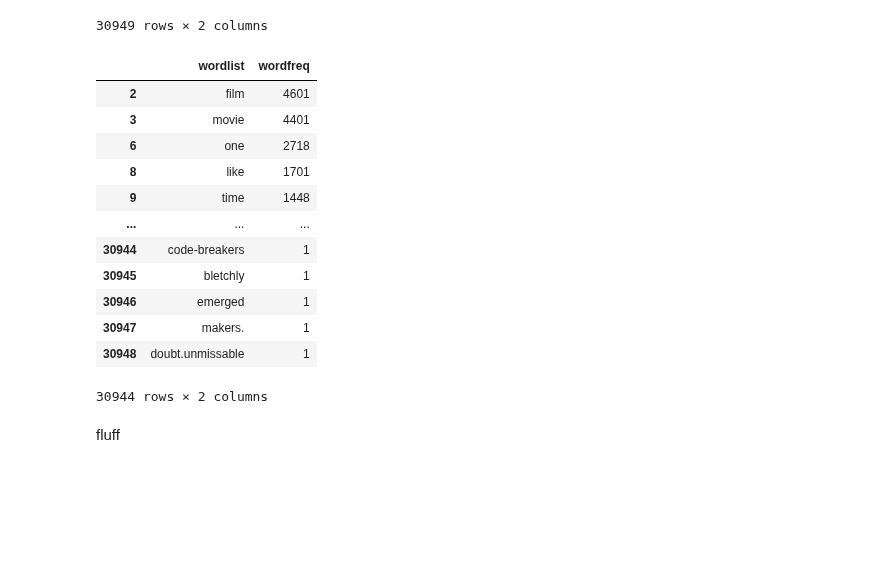
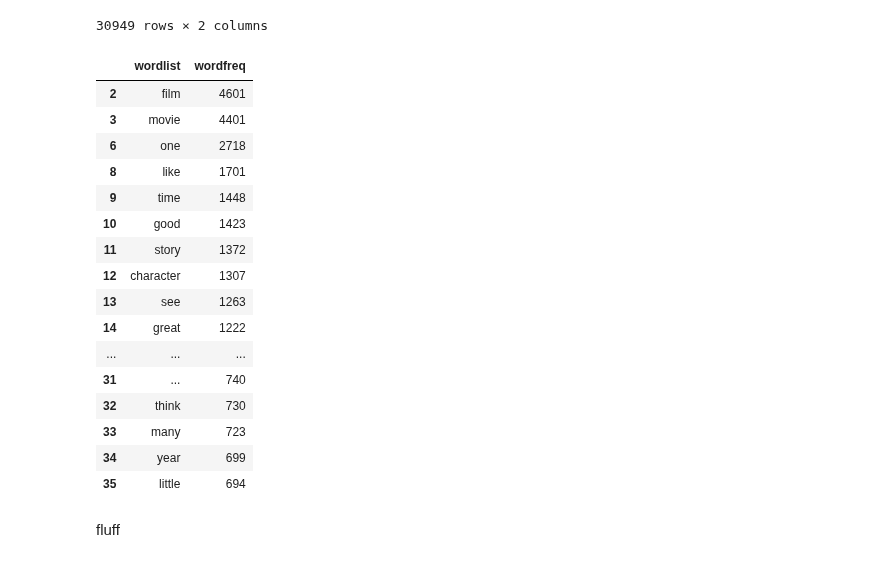
Before and after one commit to Crystalhuynh39/DH-140-Project, a Jupyter notebook: FinalProject.ipynb, the cells around one changed output. Cells and saved outputs as stored; diff of their text form; code cells hidden in the pictures; blank space fills up the shorter version.

```diff
--- a/FinalProject.ipynb
+++ b/FinalProject.ipynb
@@ -579,13 +587,13 @@ words = word_tokenize(reviews.lower())
 completewords = [w for w in words if w not in stop_words]
 completestemmed = [WordNetLemmatizer().lemmatize(w) for w in completewords]
 freq = FreqDist(completestemmed)
-wordlist = []
-wordfreq = []
+poswordlist = []
+poswordfreq = []
 for i in sorted(freq, key=freq.get, reverse=True):
-    wordlist.append(i)
-    wordfreq.append(freq[i])
-df = pd.DataFrame({'wordlist':wordlist, 'wordfreq':wordfreq})
-df
+    poswordlist.append(i)
+    poswordfreq.append(freq[i])
+pos_df = pd.DataFrame({'wordlist':poswordlist, 'wordfreq':poswordfreq})
+pos_df
 # %% [output]
 |  | wordlist | wordfreq |
 | 0 | br | 9788 |
@@ -602,26 +610,31 @@ df
 30949 rows × 2 columns
 # %%
 # Clean up the dataframe and remove weird words
-df = df.drop(labels=0)
-df = df.drop(labels=1)
-df = df.drop(labels=4)
-df = df.drop(labels=5)
-df = df.drop(labels=7)
-df
+pos_df = pos_df.drop(labels=0)
+pos_df = pos_df.drop(labels=1)
+pos_df = pos_df.drop(labels=4)
+pos_df = pos_df.drop(labels=5)
+pos_df = pos_df.drop(labels=7)
+pos_df = pos_df.drop(labels=26)
+pos_df[:30]
 # %% [output]
 |  | wordlist | wordfreq |
 | 2 | film | 4601 |
 | 3 | movie | 4401 |
 | 6 | one | 2718 |
 | 8 | like | 1701 |
 | 9 | time | 1448 |
+| 10 | good | 1423 |
+| 11 | story | 1372 |
+| 12 | character | 1307 |
+| 13 | see | 1263 |
+| 14 | great | 1222 |
 | ... | ... | ... |
-| 30944 | code-breakers | 1 |
-| 30945 | bletchly | 1 |
-| 30946 | emerged | 1 |
-| 30947 | makers. | 1 |
-| 30948 | doubt.unmissable | 1 |
+| 31 | ... | 740 |
+| 32 | think | 730 |
+| 33 | many | 723 |
+| 34 | year | 699 |
+| 35 | little | 694 |
-30944 rows × 2 columns
 # %% [markdown]
 fluff
 # %%
```
Also changed, not shown: parts of 55 cells of this notebook.
